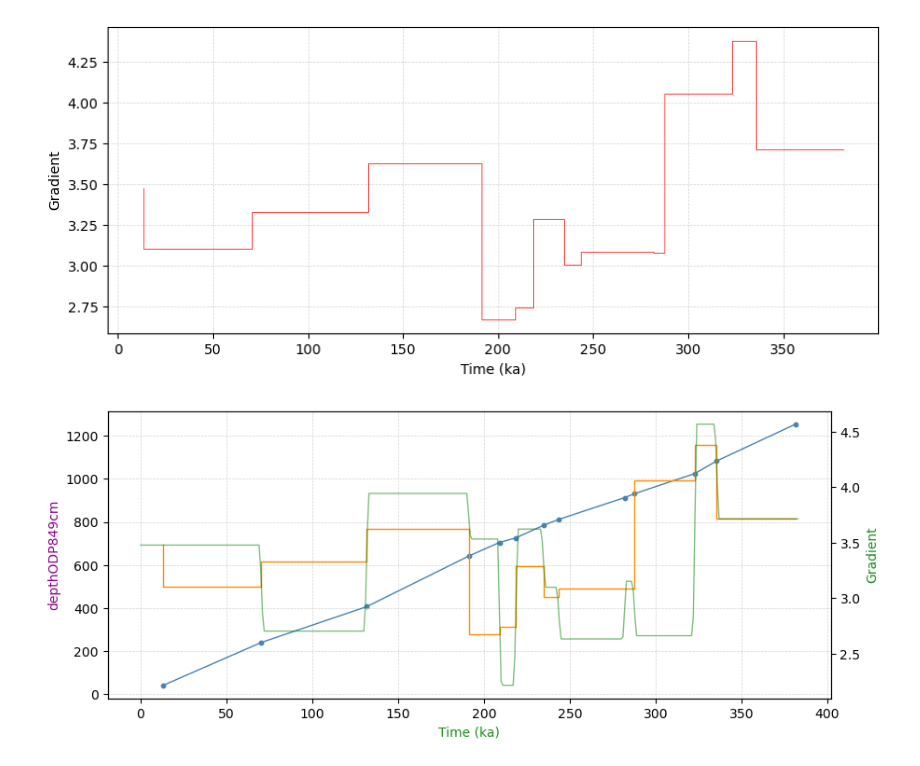
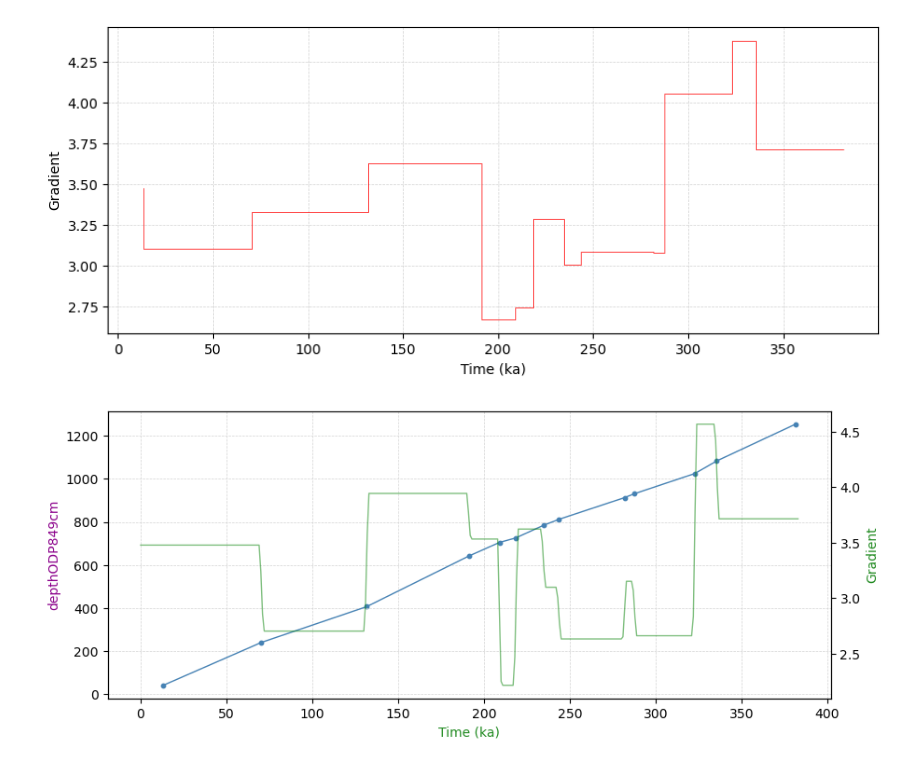
Before and after one commit to PBrockmann/PyAnalyseries, a Jupyter notebook: interp1d.ipynb, the cells around one changed output. Cells and saved outputs as stored; diff of their text form; code cells hidden in the pictures.

```diff
--- a/interp1d.ipynb
+++ b/interp1d.ipynb
@@ -191,20 +191,24 @@ plt.show()
 # %%
 fig, ax = plt.subplots(1, 1, figsize=(10,4))
 
 ax.plot(coordsX1, coordsX2, color='steelblue', lw=1)
 ax.scatter(coordsX1, coordsX2, s=10, marker='o', color='steelblue')
 ax.grid(visible=True, which='major', color='lightgray', linestyle='dashed', linewidth=0.5)
 ax.set_xlabel(x1Name, color='forestgreen')
 ax.set_ylabel(x2Name, color='darkmagenta')
 
+kind = 'linear'
+f_1to2 = interpolate.interp1d(coordsX1, coordsX2, kind=kind, fill_value="extrapolate")
+f_2to1 = interpolate.interp1d(coordsX2, coordsX1, kind=kind, fill_value="extrapolate")
+
 gradient1 = np.gradient(coordsX2, coordsX1)
-gradient2 = np.gradient(f_1to2(x1), x1)
+gradient2 = np.gradient(f_1to2(x1), x1).astype(np.float32)  # to avoid unnecessary precision
 
 axGradient= ax.twinx()
 axGradient.set_ylabel('Gradient', color='forestgreen')
-axGradient.step(coordsX1, gradient1, color='darkorange', lw=1, where='pre')
+#axGradient.step(coordsX1, gradient1, color='darkorange', lw=1, where='pre')
 axGradient.plot(x1, gradient2, color='green', lw=1, alpha=0.5)
 
 plt.show()
 # %% [output]
-[figure, old version]
+[figure, new version]
```
Also changed, not shown: parts of 1 cell of this notebook, 17 other files.
